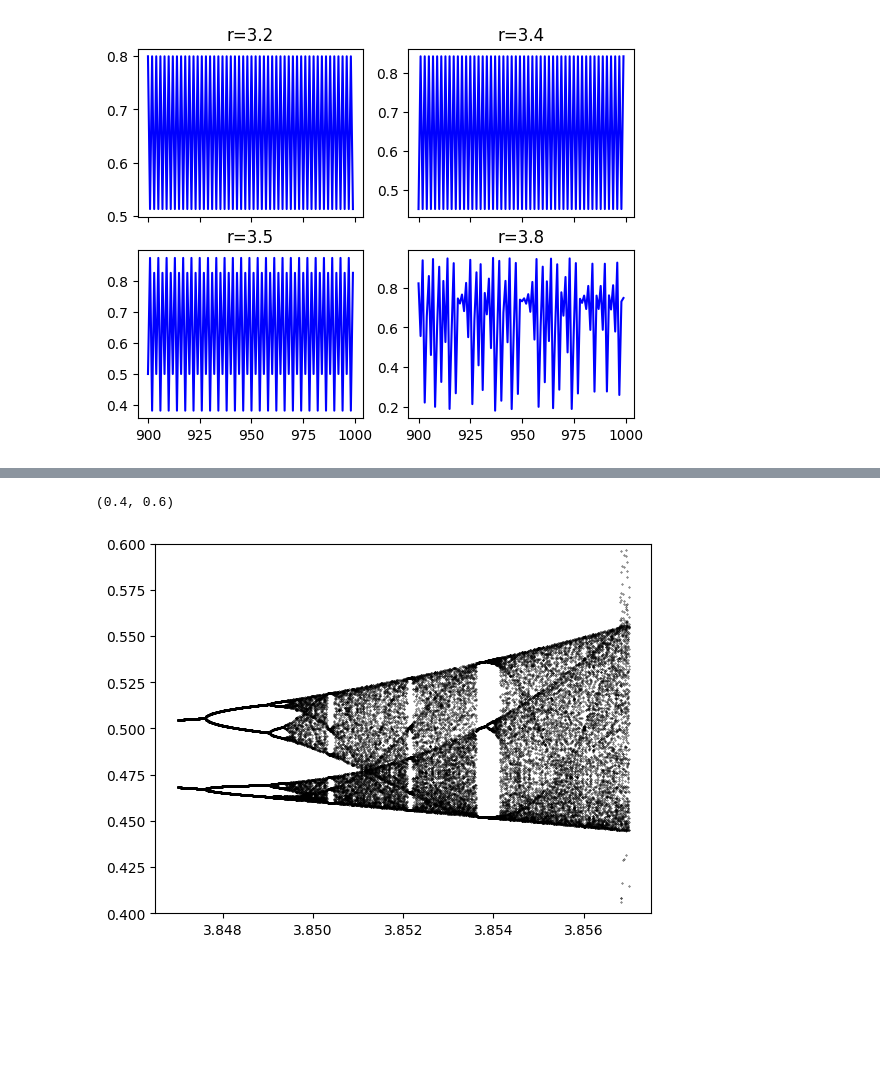
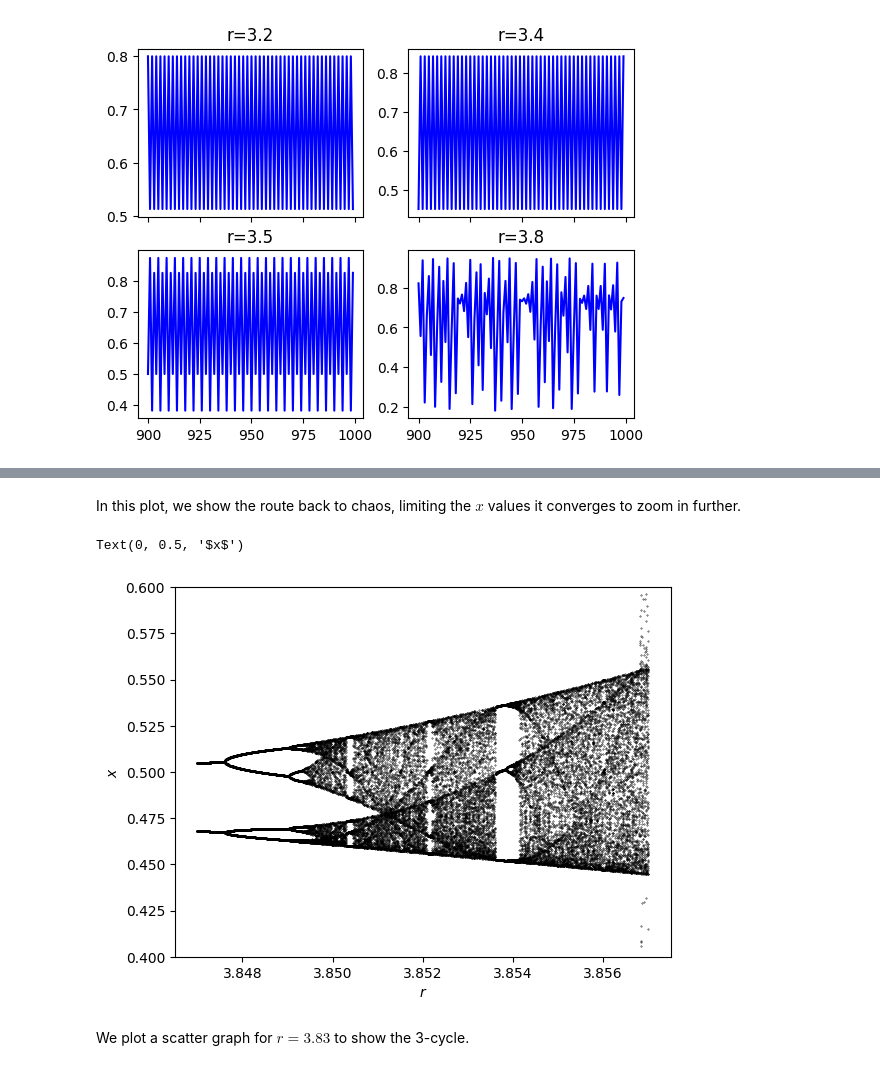
Before and after one commit to sarahmccarney/AMA3020-Solo-Project-Supplementary-Material, a Jupyter notebook: logistic.ipynb, the cells around one changed output, grey strips where cells are left out. Saved outputs shown, nothing was run; the diff lists cells and outputs as text; code cells hidden in the pictures; blank space fills up the shorter version.

```diff
--- a/logistic.ipynb
+++ b/logistic.ipynb
@@ -111,13 +175,20 @@ ax.scatter([r]*50, logistic_tail(r, 0.1, tail=50), s=0.1, c="black")
+# %% [markdown]
+In this plot, we show the route back to chaos, limiting the $x$ values it converges to zoom in further.
 # %%
 r = np.linspace(3.847, 3.857, 1000)
 
 fig, ax = plt.subplots()
 
 ax.scatter([r]*100, logistic_tail(r, 0.1, tail=100), s=0.1, c="black")
 
 ax.set_ylim(0.4, 0.6)
+
+ax.set_xlabel("$r$")
+ax.set_ylabel("$x$")
 # %% [output]
-(0.4, 0.6)
+Text(0, 0.5, '$x$')
-[figure, old version]
+[figure, new version]
+# %% [markdown]
+We plot a scatter graph for $r = 3.83$ to show the 3-cycle.
 # %%
 x = range(500)
```
Also changed, not shown: parts of 31 cells of this notebook, 1 other file.
